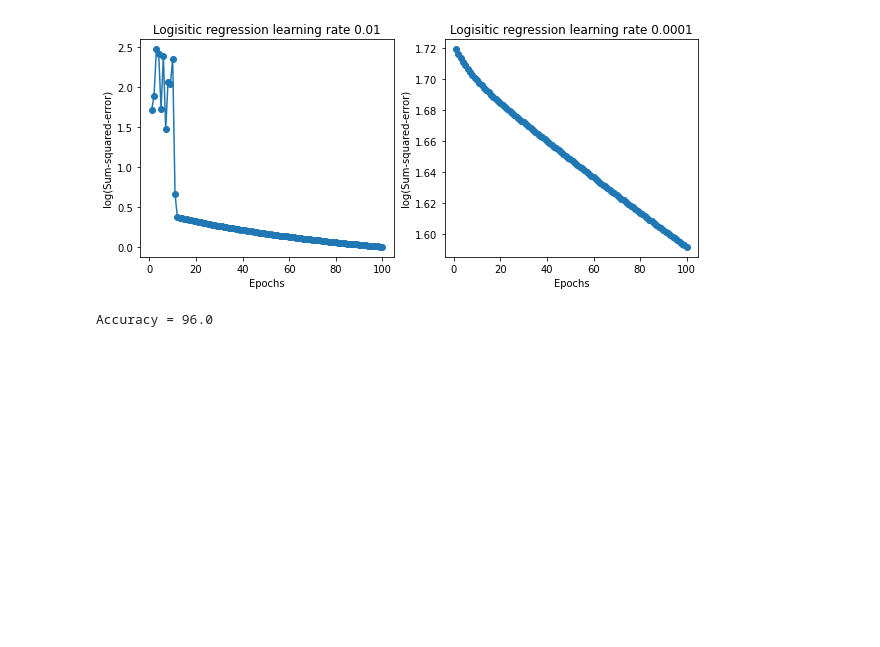
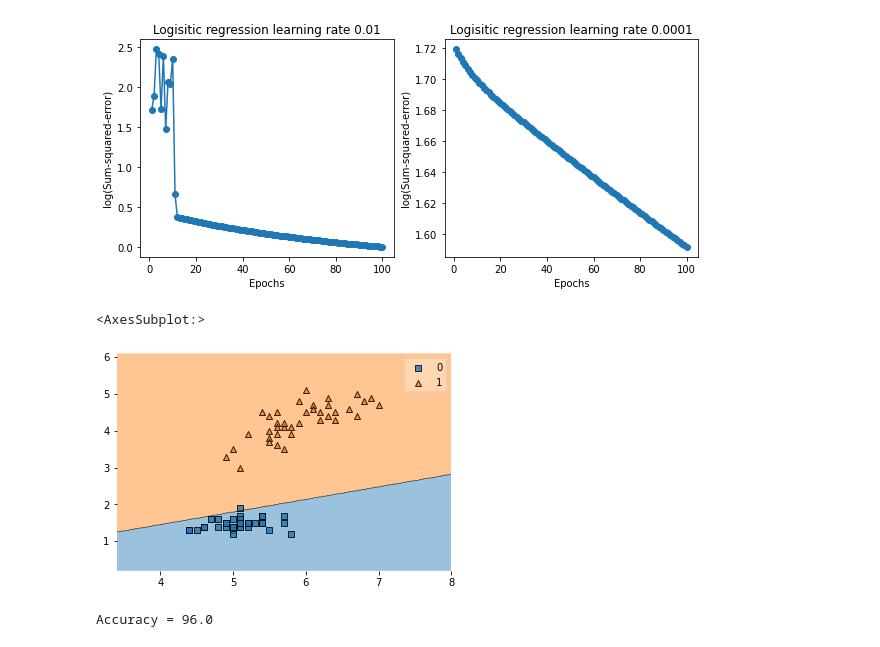
Before and after one commit to prabaldeshar/machine-learning, a Jupyter notebook: ch_03_linear_logistic_regression/logistic_regression.ipynb, the cells around one changed output. Cells and saved outputs as stored; diff of their text form; code cells hidden in the pictures; blank space fills up the shorter version.

```diff
--- a/ch_03_linear_logistic_regression/logistic_regression.ipynb
+++ b/ch_03_linear_logistic_regression/logistic_regression.ipynb
@@ -162,7 +178,7 @@ class LogisticRegression(object):
         self.cost_ = []
         for _ in range(self.n_iter):
             net_input = self.net_input(X)
-            output = self.activation(net_input)
+            output = self.sigmoid(net_input)
             errors = y - output
             self.weights[1:] += self.learning_rate * X.T.dot(errors)
             self.weights[0] += self.learning_rate * errors.sum()
@@ -183,8 +199,8 @@ class LogisticRegression(object):
         """
         return np.dot(X, self.weights[1:]) + self.weights[0]
 
-    def activation(self, z):
-        """Compute linear activation"""
+    def sigmoid(self, z):
+        """Compute sigmoid"""
         return 1. / (1. + np.exp(-z))
 
     def predict(self, X: ndarray) -> ndarray:
@@ -196,7 +212,7 @@ class LogisticRegression(object):
         Returns:
             ndarray: Label
         """
-        return np.where(self.activation(self.net_input(X)) >= 0.5, 1, 0)
+        return np.where(self.sigmoid(self.net_input(X)) >= 0.5, 1, 0)
 # %%
 # Loading the data
 import pandas as pd
@@ -275,6 +291,13 @@ ax[1].set_title('Logisitic regression learning rate 0.0001')
 plt.show()
 # %% [output]
 [figure]
+# %%
+from mlxtend.plotting import plot_decision_regions
+
+plot_decision_regions(X_train, y_train, clf=lr2)
+# %% [output]
+<AxesSubplot:>
+[figure, added]
 # %%
 def accuracy_metric(trained_model, test_features, test_labels):
     correct_predictions = 0
```
Also changed, not shown: parts of 4 cells of this notebook, 1 other file.
